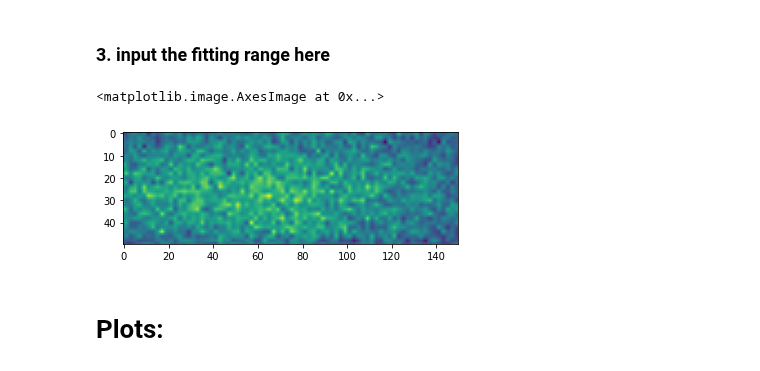
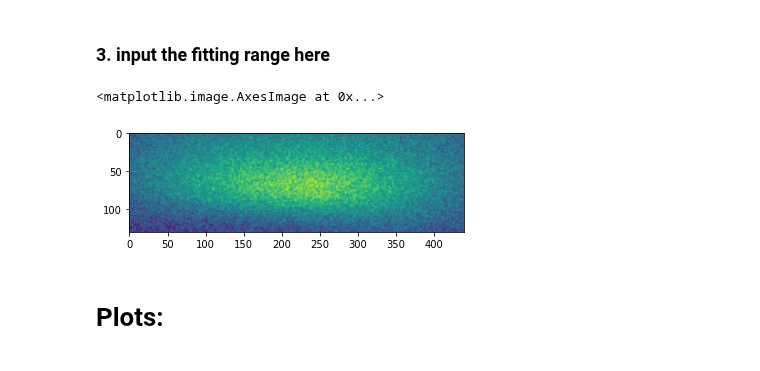
Before and after one commit to JoanneCETsai/Temperature_Calibration, a Jupyter notebook: code/5set_test.ipynb, the cells around one changed output. Drawn from its saved outputs; the diff is of its cells as text; code cells hidden in the pictures.

Commit message:
change the boxs plots generation part

```diff
--- a/code/5set_test.ipynb
+++ b/code/5set_test.ipynb
@@ -134,17 +134,17 @@ plt.show()
 # %% [markdown]
 ### 3. input the fitting range here
 # %%
-X_left_boundry = 185
-X_right_boundry = 235
-Y_left_boundry = 305
-Y_right_boundry = 455
+X_left_boundry = 145
+X_right_boundry = 275
+Y_left_boundry = 130
+Y_right_boundry = 570
 zoomin = get_bright(whole)
 b_zoomin = get_bright(b_whole)
 needed = zoomin - b_zoomin
 plt.imshow(needed)
 # %% [output]
 <matplotlib.image.AxesImage at 0x...>
-[figure, old version]
+[figure, new version]
 # %% [markdown]
 # Plots:
 # %%
```
Also changed, not shown: parts of 13 cells of this notebook, 1 other file.
